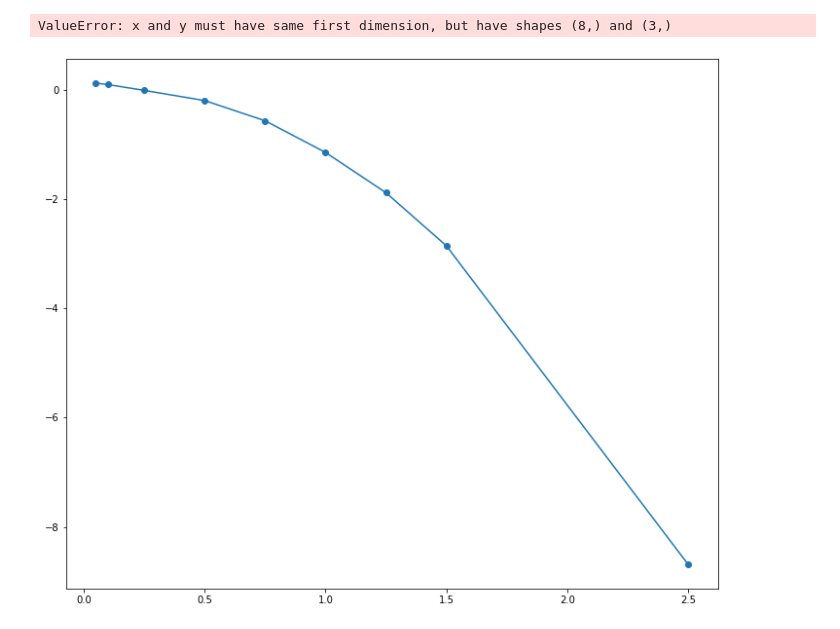
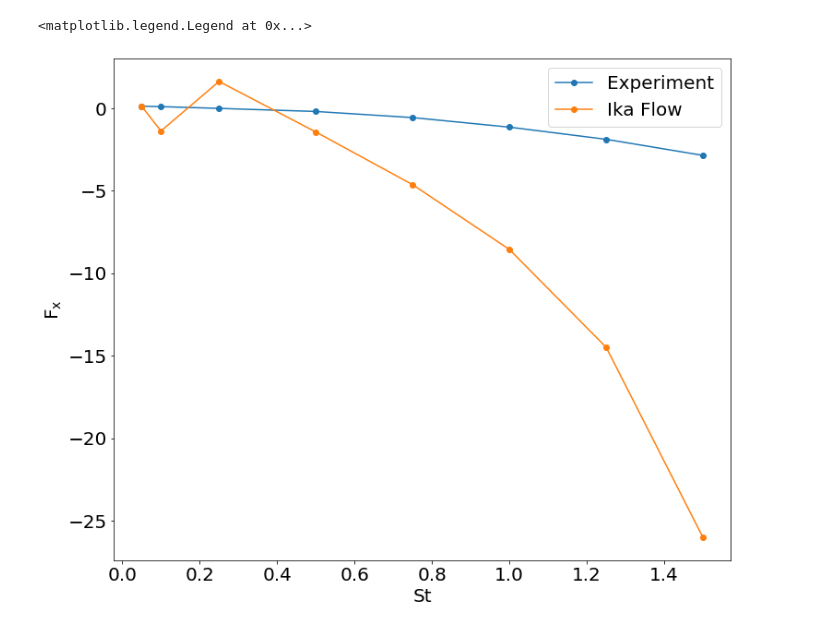
Before and after one commit to michaelcoe/Ika-Flow, a Jupyter notebook: OpenFOAM/postProcessing/plotForces_singleCase.ipynb, the cells around one changed output. Saved outputs shown, nothing was run; the diff lists cells and outputs as text; code cells hidden in the pictures.

```diff
--- a/OpenFOAM/postProcessing/plotForces_singleCase.ipynb
+++ b/OpenFOAM/postProcessing/plotForces_singleCase.ipynb
@@ -31,7 +31,7 @@ def fit_data(xData, yData):
 
     return popt, r_squared
 # %%
-data_location = r'/home/mco143/Documents/Current_OpenFOAM_Simulations/overPimpleMeshCoFoam_test'
+data_location = r'/home/mco143/Documents/Current_OpenFOAM_Simulations/fish_Re4e04_regBC'
 
 force_paths = pio.get_files(data_location, 'force.dat')
 force_paths.sort()
@@ -116,15 +98,15 @@ andersonDF = pd.read_excel(anderson_data, sheet_name='alpha15')
 # %%
 e_force = np.array([0.1307, 0.1039596, -0.0026195355, -0.188966, -0.559039, -1.139087, -1.8766147, -2.850414246, -8.68766])
 e_st = np.array([0.05, 0.1, 0.25, 0.5, 0.75, 1, 1.25, 1.5, 2.5])
 
 fig2, ax2 = plt.subplots(figsize=(12,10))
-ax2.plot(e_st[-2:-1], e_force[-2:-1], 'o-', label="Experiment")
-ax2.plot(St[-2:-1], average_fx, 'o-', label='Ika Flow')
+ax2.plot(e_st[0:-1], e_force[0:-1], 'o-', label="Experiment")
+ax2.plot(e_st[0:-1], average_fx[0:-1], 'o-', label='Ika Flow')
 
-ax2.set_xlabel(r'St$')
-ax2.set_ylabel('$C_T$')
+ax2.set_xlabel(r'St')
+ax2.set_ylabel('$\mathrm{F_x}$')
 
 ax2.legend()
 # %% [output]
-ValueError: x and y must have same first dimension, but have shapes (8,) and (3,)
+<matplotlib.legend.Legend at 0x...>
-[figure, old version]
+[figure, new version]
```
Also changed, not shown: parts of 2 cells of this notebook, 7 other files.
